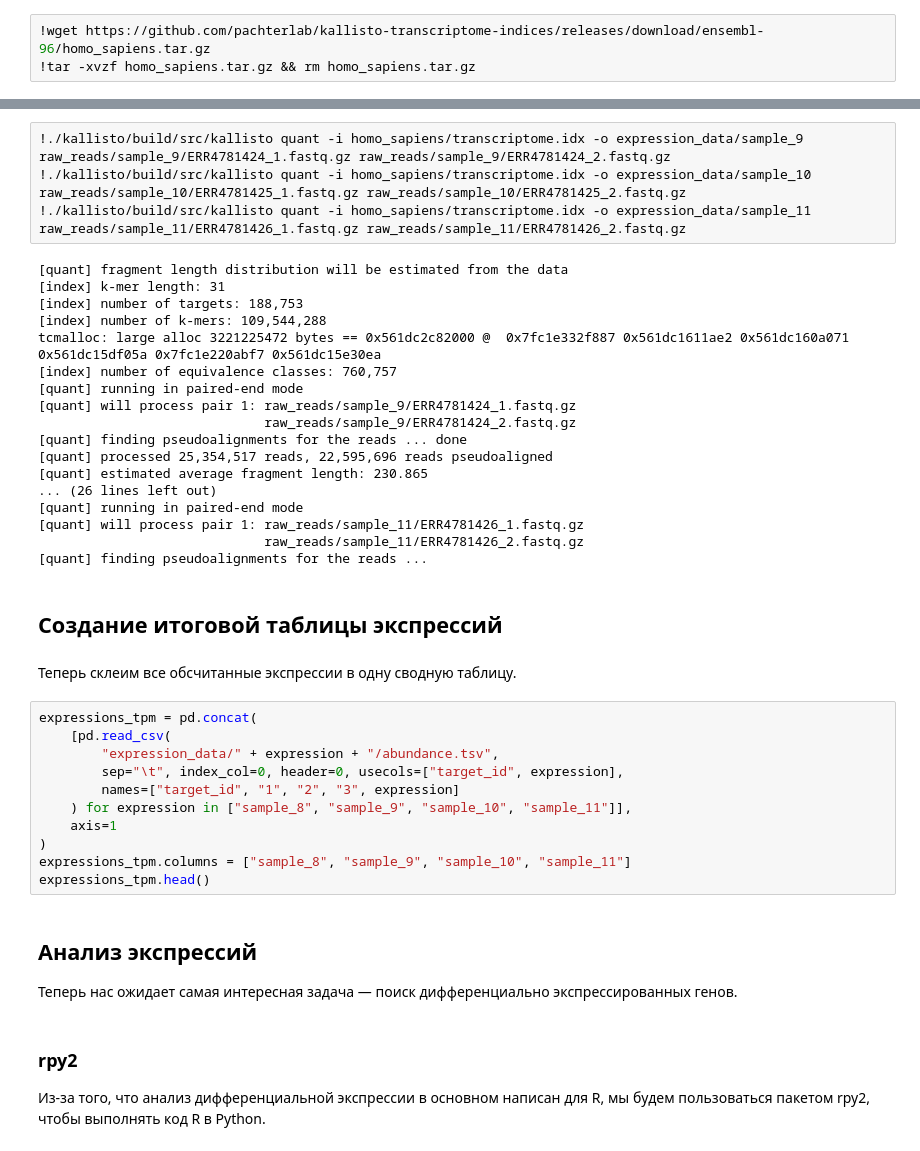
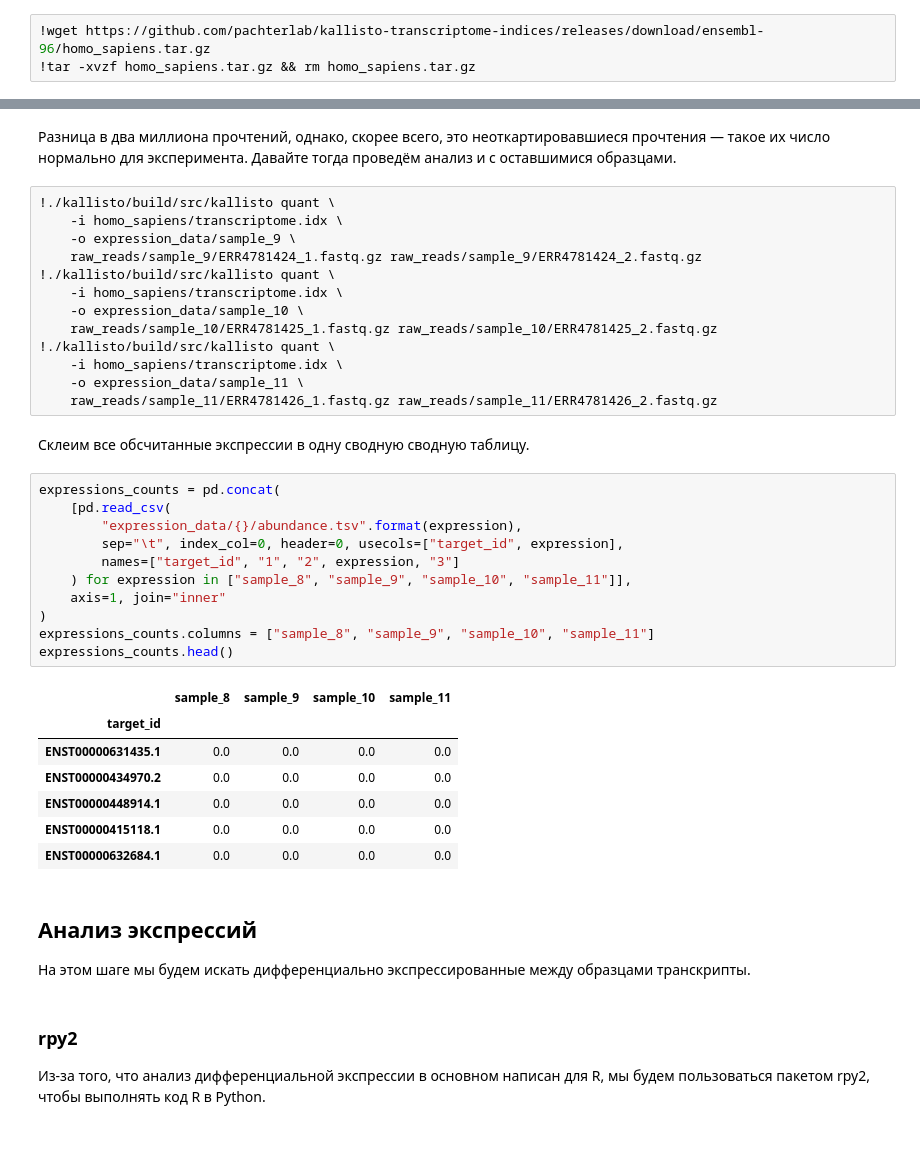
Before and after one commit to BostonGene-education/MIPT, a Jupyter notebook: 2020/RNA-Seq/03. RNA-Seq tutorial.ipynb, the cells around one changed output, grey strips where cells are left out. Cells and saved outputs as stored; diff of their text form.

```diff
--- a/2020/RNA-Seq/03. RNA-Seq tutorial.ipynb
+++ b/2020/RNA-Seq/03. RNA-Seq tutorial.ipynb
@@ -56,44 +116,43 @@
+# %% [markdown]
+Разница в два миллиона прочтений, однако, скорее всего, это неоткартировавшиеся прочтения &mdash; такое их число нормально для эксперимента. Давайте тогда проведём анализ и с оставшимися образцами.
 # %%
-!./kallisto/build/src/kallisto quant -i homo_sapiens/transcriptome.idx -o expression_data/sample_9 raw_reads/sample_9/ERR4781424_1.fastq.gz raw_reads/sample_9/ERR4781424_2.fastq.gz
-!./kallisto/build/src/kallisto quant -i homo_sapiens/transcriptome.idx -o expression_data/sample_10 raw_reads/sample_10/ERR4781425_1.fastq.gz raw_reads/sample_10/ERR4781425_2.fastq.gz
-!./kallisto/build/src/kallisto quant -i homo_sapiens/transcriptome.idx -o expression_data/sample_11 raw_reads/sample_11/ERR4781426_1.fastq.gz raw_reads/sample_11/ERR4781426_2.fastq.gz
+!./kallisto/build/src/kallisto quant \
+    -i homo_sapiens/transcriptome.idx \
+    -o expression_data/sample_9 \
+    raw_reads/sample_9/ERR4781424_1.fastq.gz raw_reads/sample_9/ERR4781424_2.fastq.gz
+!./kallisto/build/src/kallisto quant \
+    -i homo_sapiens/transcriptome.idx \
+    -o expression_data/sample_10 \
+    raw_reads/sample_10/ERR4781425_1.fastq.gz raw_reads/sample_10/ERR4781425_2.fastq.gz
+!./kallisto/build/src/kallisto quant \
+    -i homo_sapiens/transcriptome.idx \
+    -o expression_data/sample_11 \
+    raw_reads/sample_11/ERR4781426_1.fastq.gz raw_reads/sample_11/ERR4781426_2.fastq.gz
-# %% [output]
-[quant] fragment length distribution will be estimated from the data
-[index] k-mer length: 31
-[index] number of targets: 188,753
-[index] number of k-mers: 109,544,288
-tcmalloc: large alloc 3221225472 bytes == 0x561dc2c82000 @  0x7fc1e332f887 0x561dc1611ae2 0x561dc160a071 0x561dc15df05a 0x7fc1e220abf7 0x561dc15e30ea
-[index] number of equivalence classes: 760,757
-[quant] running in paired-end mode
-[quant] will process pair 1: raw_reads/sample_9/ERR4781424_1.fastq.gz
-                             raw_reads/sample_9/ERR4781424_2.fastq.gz
-[quant] finding pseudoalignments for the reads ... done
-[quant] processed 25,354,517 reads, 22,595,696 reads pseudoaligned
-[quant] estimated average fragment length: 230.865
-... (26 lines left out)
-[quant] running in paired-end mode
-[quant] will process pair 1: raw_reads/sample_11/ERR4781426_1.fastq.gz
-                             raw_reads/sample_11/ERR4781426_2.fastq.gz
-[quant] finding pseudoalignments for the reads ...
-# %% [markdown]
-## Создание итоговой таблицы экспрессий
 # %% [markdown]
-Теперь склеим все обсчитанные экспрессии в одну сводную таблицу.
+Склеим все обсчитанные экспрессии в одну сводную сводную таблицу.
 # %%
-expressions_tpm = pd.concat(
+expressions_counts = pd.concat(
     [pd.read_csv(
-        "expression_data/" + expression + "/abundance.tsv",
+        "expression_data/{}/abundance.tsv".format(expression),
         sep="\t", index_col=0, header=0, usecols=["target_id", expression],
-        names=["target_id", "1", "2", "3", expression]
+        names=["target_id", "1", "2", expression, "3"]
     ) for expression in ["sample_8", "sample_9", "sample_10", "sample_11"]],
-    axis=1
+    axis=1, join="inner"
 )
-expressions_tpm.columns = ["sample_8", "sample_9", "sample_10", "sample_11"]
-expressions_tpm.head()
+expressions_counts.columns = ["sample_8", "sample_9", "sample_10", "sample_11"]
+expressions_counts.head()
+# %% [output]
+|  | sample_8 | sample_9 | sample_10 | sample_11 |
+| target_id |  |  |  |  |
+| ENST00000631435.1 | 0.0 | 0.0 | 0.0 | 0.0 |
+| ENST00000434970.2 | 0.0 | 0.0 | 0.0 | 0.0 |
+| ENST00000448914.1 | 0.0 | 0.0 | 0.0 | 0.0 |
+| ENST00000415118.1 | 0.0 | 0.0 | 0.0 | 0.0 |
+| ENST00000632684.1 | 0.0 | 0.0 | 0.0 | 0.0 |
-# %% [markdown]
-## Анализ экспрессий
-
-Теперь нас ожидает самая интересная задача &mdash; поиск дифференциально экспрессированных генов.
+# %% [markdown]
+## Анализ экспрессий
+
+На этом шаге мы будем искать дифференциально экспрессированные между образцами транскрипты.
 # %% [markdown]
 ### rpy2
 
```
Also changed, not shown: parts of 62 cells of this notebook.
